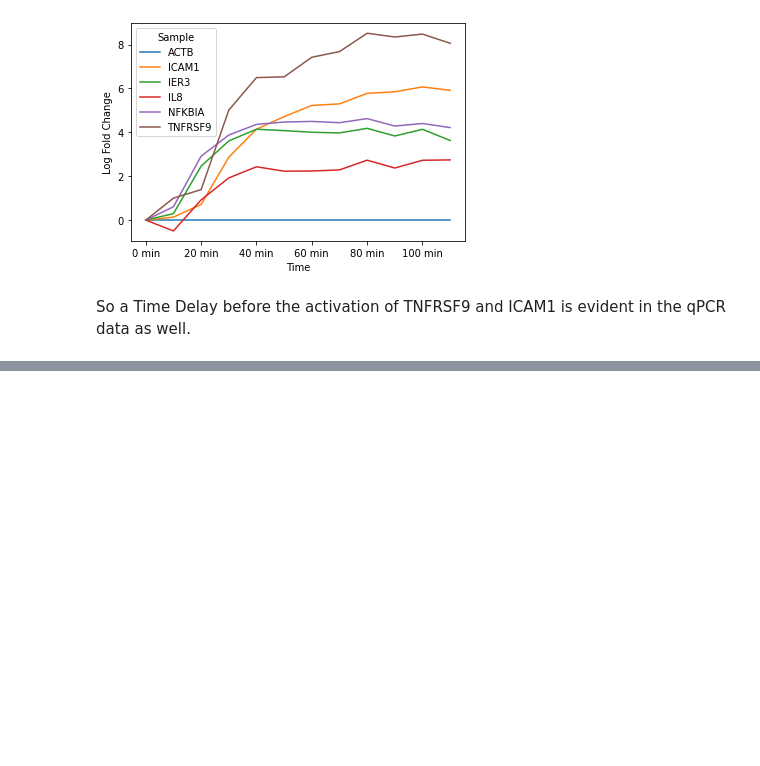
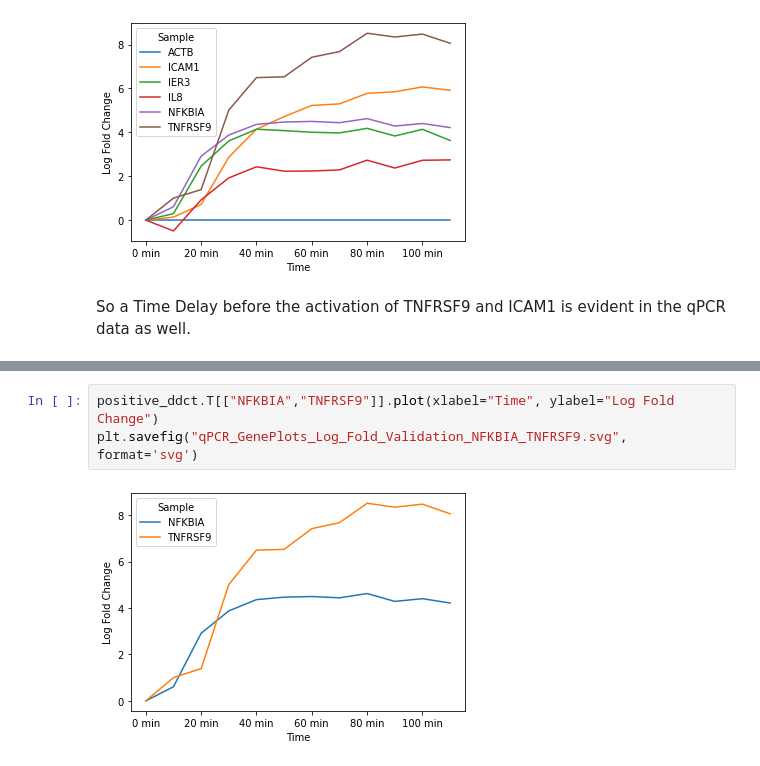
Before and after one commit to kanishkasthana/ChronoSeq, a Jupyter notebook: qPCR_validation_files/qPCR Analysis.ipynb, the cells around one changed output, grey strips where cells are left out. Cells and saved outputs as stored; diff of their text form; blank space fills up the shorter version.

```diff
--- a/qPCR_validation_files/qPCR Analysis.ipynb
+++ b/qPCR_validation_files/qPCR Analysis.ipynb
@@ -117,0 +128,5 @@ So a Time Delay before the activation of TNFRSF9 and ICAM1 is evident in the qPC
+# %%
+positive_ddct.T[["NFKBIA","TNFRSF9"]].plot(xlabel="Time", ylabel="Log Fold Change")
+plt.savefig("qPCR_GenePlots_Log_Fold_Validation_NFKBIA_TNFRSF9.svg", format='svg')
+# %% [output]
+[figure, added]
```
Also changed, not shown: parts of 3 cells of this notebook, 4 other files.
